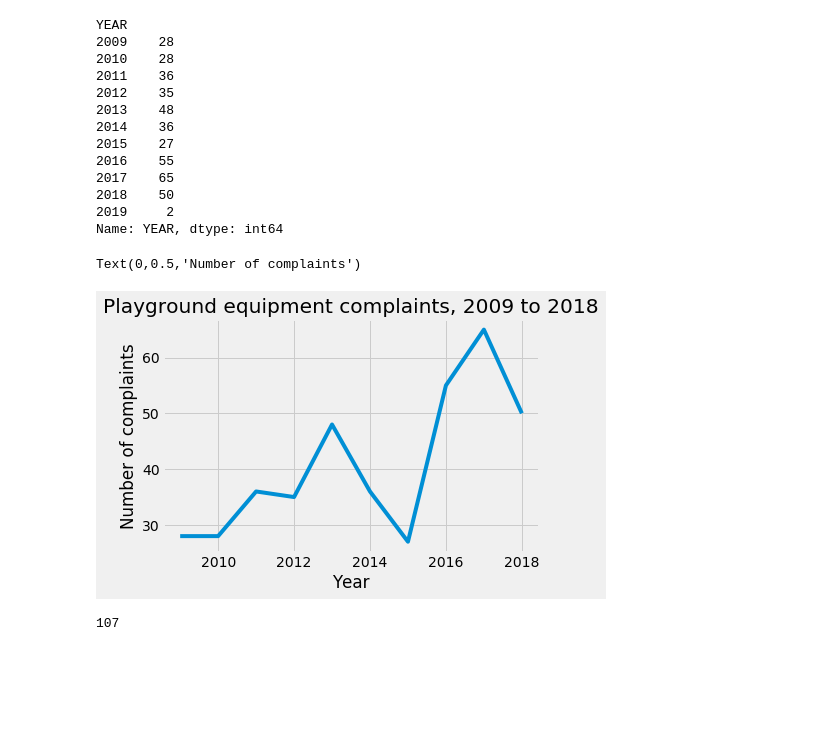
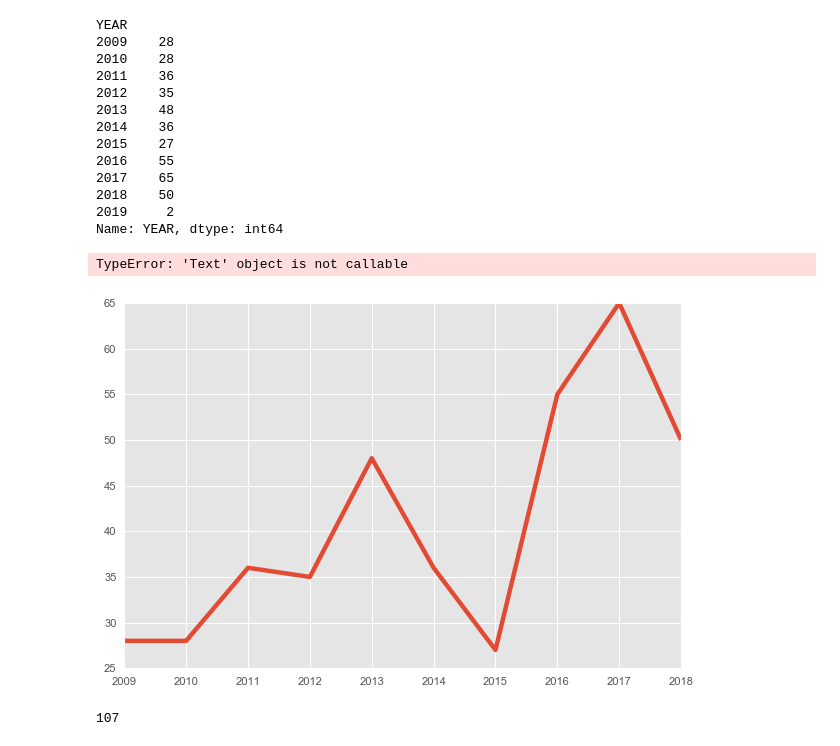
Before and after one commit to PostDispatchInteractive/parks, a Jupyter notebook: parks.ipynb, the cells around one changed output. Saved outputs shown, nothing was run; the diff lists cells and outputs as text; code cells hidden in the pictures; blank space fills up the shorter version.

```diff
--- a/parks.ipynb
+++ b/parks.ipynb
@@ -97,15 +97,17 @@ Name: YEAR, dtype: int64
 # %%
 # playground equipment complaints 2009-2018
 # NOTE: 2019 data goes through the end of April and is not displayed on the graph
-plt.style.use('fivethirtyeight')
+plt.rcParams['axes.formatter.useoffset'] = False
+plt.style.use('ggplot')
+f, ax = plt.subplots(1)
 mask = x > 2
-plt.plot(x[mask])
-plt.title("Playground equipment complaints, 2009 to 2018")
-plt.xlabel("Year")
-plt.ylabel("Number of complaints")
+ax.plot(x[mask])
+ax.title("Playground equipment complaints in St. Louis, 2009 to 2018")
+ax.xlabel("Year")
+ax.ylabel("Number of complaints")
 # %% [output]
-Text(0,0.5,'Number of complaints')
+TypeError: 'Text' object is not callable
-[figure, old version]
+[figure, new version]
 # %%
 # filtering the 2018 dataframe down to each specific problem code
 misc_parks_2018 = year_2018.loc[year_2018['PROBLEMCODE'].isin(misc_parks)]
```
